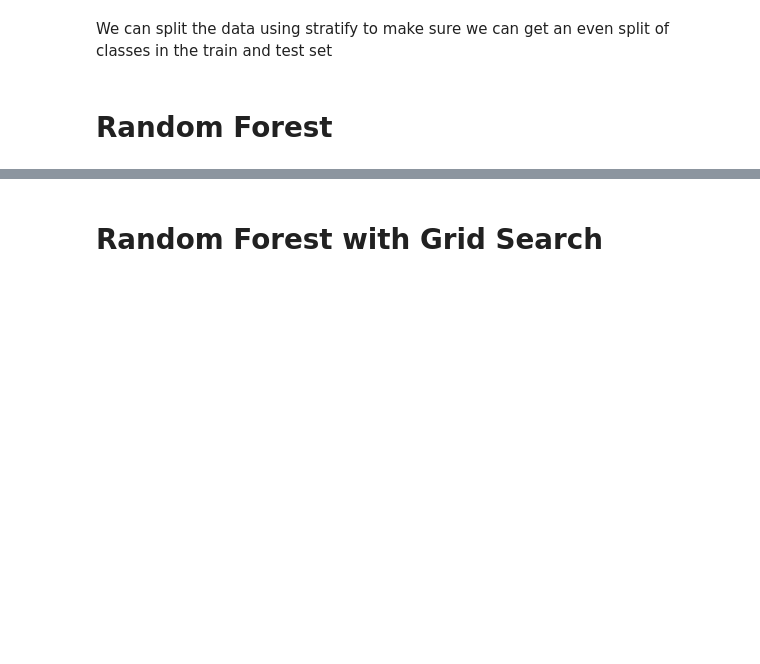
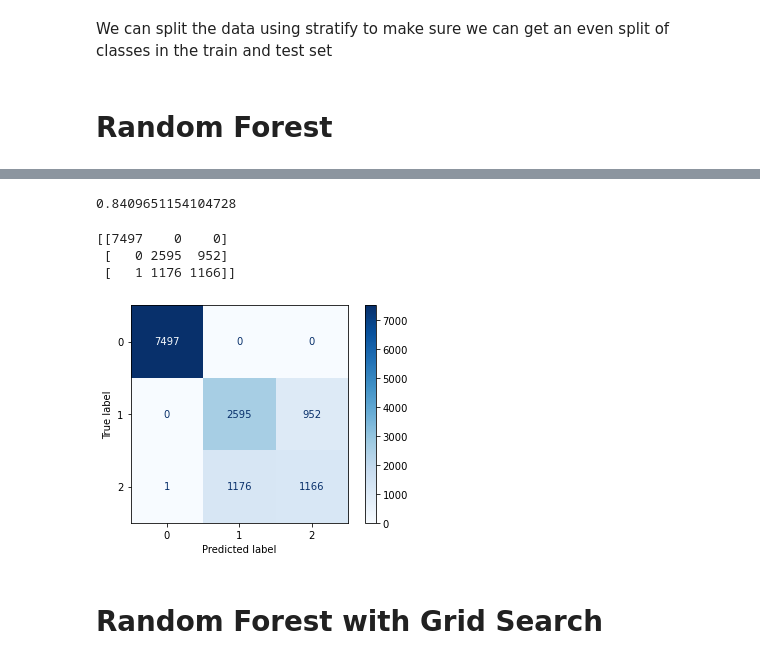
Before and after one commit to swelbeck/YRBSS_Project, a Jupyter notebook: Modeling_Alex.ipynb, the cells around one changed output, grey strips where cells are left out. Saved outputs shown, nothing was run; the diff lists cells and outputs as text; code cells hidden in the pictures; blank space fills up the shorter version.

```diff
--- a/Modeling_Alex.ipynb
+++ b/Modeling_Alex.ipynb
@@ -589,0 +590,13 @@ print('Test Accuracy score train: ', rf_acc_train)
+# %%
+# Oversample and plot imbalanced dataset with SMOTE
+from collections import Counter
+from sklearn.datasets import make_classification
+from imblearn.over_sampling import SMOTE
+
+smote = SMOTE()
+X_train_resampled, y_train_resampled = smote.fit_sample(X_train, y_train)
+# Preview synthetic sample class distribution
+print('Synthetic sample class distribution: \n')
+print(pd.Series(y_train_resampled).value_counts())
+print('--------------------')
+print(pd.Series(y_train_resampled).value_counts(normalize=True))
@@ -589,0 +615,6 @@ print('Test Accuracy score train: ', rf_acc_train)
+# %%
+#Instantiate model
+rfc = RandomForestClassifier(random_state=42, max_depth=5)
+# %%
+#fit the model to the training data
+rfc.fit(X_train_resampled, y_train_resampled)
@@ -589,0 +623,14 @@ print('Test Accuracy score train: ', rf_acc_train)
+# %%
+#use the fitted model to predict on the test data
+rfc_preds_test = rfc.predict(X_test)
+rfc_preds_train = rfc.predict(X_train)
+rfc_f1_test = metrics.f1_score(y_test, rfc_preds_test,average = 'weighted')
+rfc_f1_train = metrics.f1_score(y_train, rfc_preds_train,average = 'weighted')
+rfc_acc_test = metrics.accuracy_score(y_test, rfc_preds_test)
+rfc_acc_train = metrics.accuracy_score(y_train, rfc_preds_train)
+# checking accuracy on the test data
+print('Test F1 score test: ', rfc_f1_test)
+print('Test Accuracy score test: ', rfc_acc_test)
+
+print('Test F1 score train: ', rfc_f1_train)
+print('Test Accuracy score train: ', rfc_acc_train)
@@ -596,3 +648,18 @@ val.mean()
+# %%
+rfc.score(X_test, y_test)
+# %% [output]
+0.8409651154104728
+# %%
+cm = confusion_matrix(y_test, rfc_preds_test)
+print(cm)
+disp = ConfusionMatrixDisplay(confusion_matrix=cm)
+disp.plot(cmap='Blues')
+plt.show()
+# %% [output]
+[[7497    0    0]
+ [   0 2595  952]
+ [   1 1176 1166]]
+[figure, added]
 # %% [markdown]
 # Random Forest with Grid Search
 # %%
```
Also changed, not shown: parts of 12 cells of this notebook, 3 other files.
